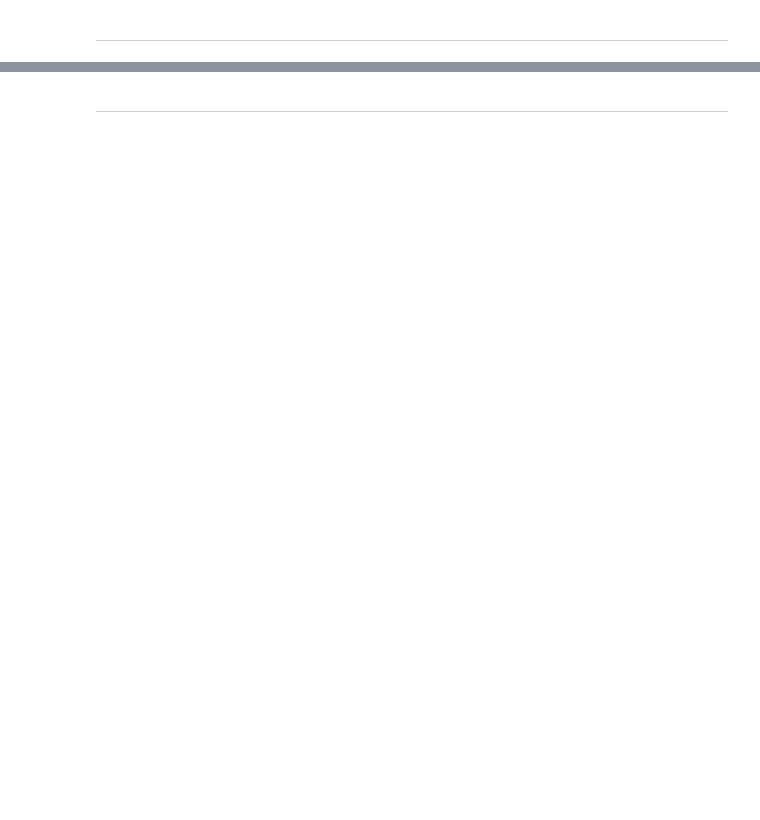
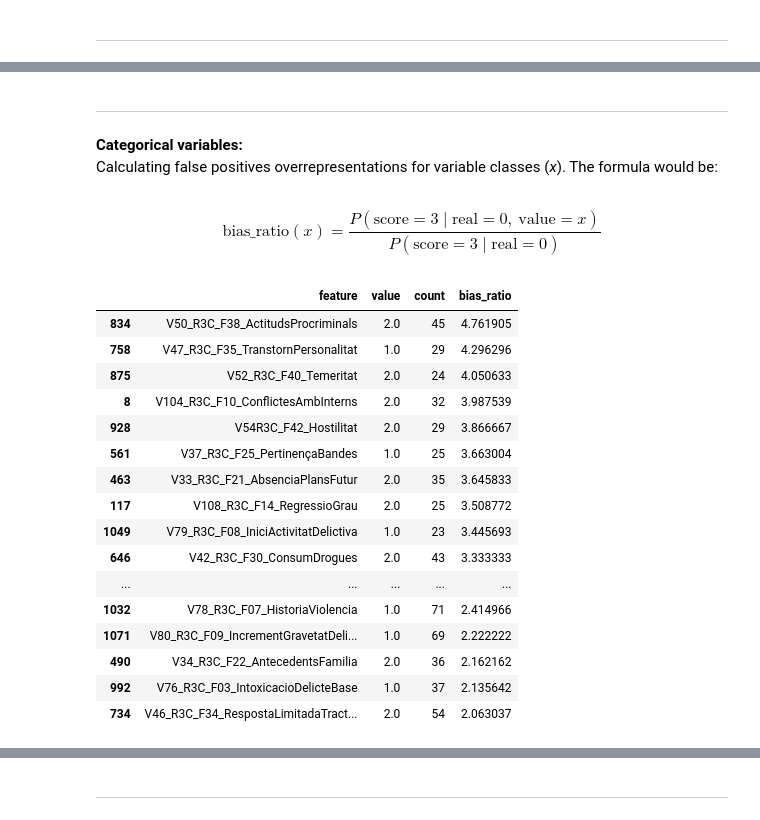
Before and after one commit to jonaszszpoton/rec_analysis, a Jupyter notebook: pipeline_1.ipynb, the cells around one changed output, grey strips where cells are left out. Saved outputs shown, nothing was run; the diff lists cells and outputs as text; code cells hidden in the pictures; blank space fills up the shorter version.

```diff
--- a/pipeline_1.ipynb
+++ b/pipeline_1.ipynb
@@ -201,0 +291,73 @@ df_full = pd.concat([X, df[y_val]], axis=1) # full df for further anaylisis
+# %% [markdown]
+-----
+# %% [markdown]
+**Categorical variables:**<br>
+Calculating false positives overrepresentations for variable classes (*x*). The formula would be:
+# %% [markdown]
+$$
+\text{bias\_ratio}(x)=
+\frac{P(\text{score}=3 \mid \text{real}=0,\ \text{value}=x)}
+     {P(\text{score}=3 \mid \text{real}=0)}
+$$
+# %%
+df_long = df.melt(
+    id_vars=['REINCIDENCIA_VIOLENTA','V205_R1_REVI'],
+    value_vars=riscanvi_features,
+    var_name='feature',
+    value_name='value'
+)
+
+bias_table = (
+    df_long
+    .groupby(['feature','value','REINCIDENCIA_VIOLENTA','V205_R1_REVI'])
+    .size()
+    .reset_index(name='count')
+)
+
+bias_table['pct'] = (
+    bias_table.groupby(['feature','value','REINCIDENCIA_VIOLENTA'])['count']
+    .transform(lambda x: x/x.sum())
+)
+
+baseline = (
+    df.groupby(['REINCIDENCIA_VIOLENTA','V205_R1_REVI'])
+    .size()
+    .groupby(level=0)
+    .transform(lambda x: x/x.sum())
+    .rename('baseline')
+    .reset_index()
+)
+
+bias_table = bias_table.merge(
+    baseline,
+    on=['REINCIDENCIA_VIOLENTA','V205_R1_REVI']
+)
+
+bias_table['bias_ratio'] = bias_table['pct'] / bias_table['baseline']
+# %%
+biased_fp = bias_table[
+    (bias_table.REINCIDENCIA_VIOLENTA == 0) &
+    (bias_table.V205_R1_REVI == 3) &
+    (bias_table.bias_ratio > 2) & # over 2x fp overrepresentation for a given x value
+    (bias_table['count'] >= 20) # over 20 count (statistical significance)
+].sort_values('bias_ratio', ascending=False)
+# %%
+biased_fp[['feature','value','count','bias_ratio']]
+# %% [output]
+|  | feature | value | count | bias_ratio |
+| 834 | V50_R3C_F38_ActitudsProcriminals | 2.0 | 45 | 4.761905 |
+| 758 | V47_R3C_F35_TranstornPersonalitat | 1.0 | 29 | 4.296296 |
+| 875 | V52_R3C_F40_Temeritat | 2.0 | 24 | 4.050633 |
+| 8 | V104_R3C_F10_ConflictesAmbInterns | 2.0 | 32 | 3.987539 |
+| 928 | V54R3C_F42_Hostilitat | 2.0 | 29 | 3.866667 |
+| 561 | V37_R3C_F25_PertinençaBandes | 1.0 | 25 | 3.663004 |
+| 463 | V33_R3C_F21_AbsenciaPlansFutur | 2.0 | 35 | 3.645833 |
+| 117 | V108_R3C_F14_RegressioGrau | 2.0 | 25 | 3.508772 |
+| 1049 | V79_R3C_F08_IniciActivitatDelictiva | 1.0 | 23 | 3.445693 |
+| 646 | V42_R3C_F30_ConsumDrogues | 2.0 | 43 | 3.333333 |
+| ... | ... | ... | ... | ... |
+| 1032 | V78_R3C_F07_HistoriaViolencia | 1.0 | 71 | 2.414966 |
+| 1071 | V80_R3C_F09_IncrementGravetatDeli... | 1.0 | 69 | 2.222222 |
+| 490 | V34_R3C_F22_AntecedentsFamilia | 2.0 | 36 | 2.162162 |
+| 992 | V76_R3C_F03_IntoxicacioDelicteBase | 1.0 | 37 | 2.135642 |
+| 734 | V46_R3C_F34_RespostaLimitadaTract... | 2.0 | 54 | 2.063037 |
```
Also changed, not shown: parts of 126 cells of this notebook, 20 other files.
